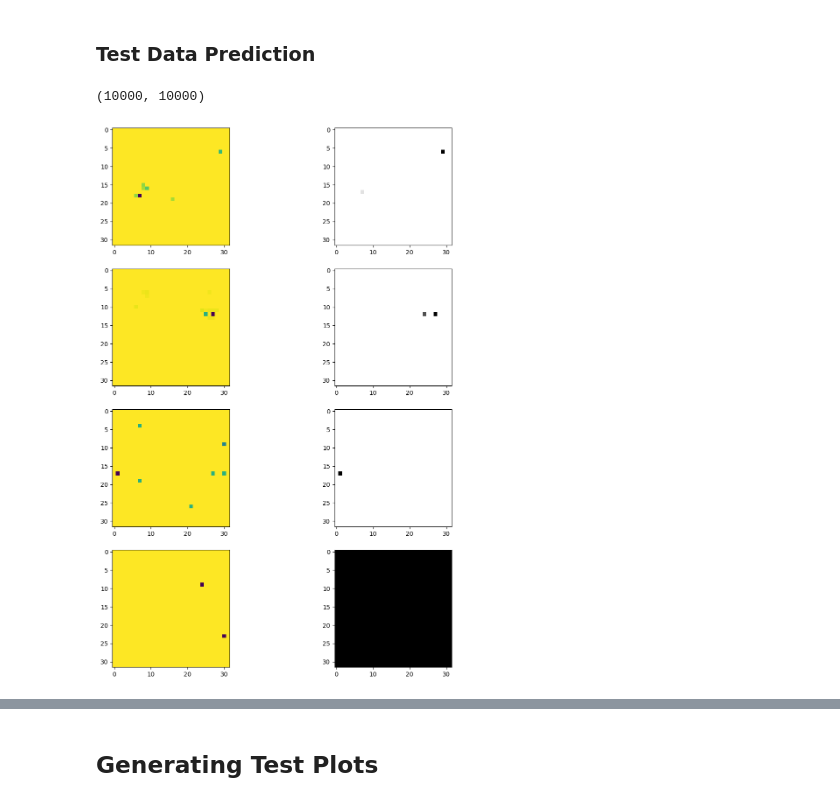
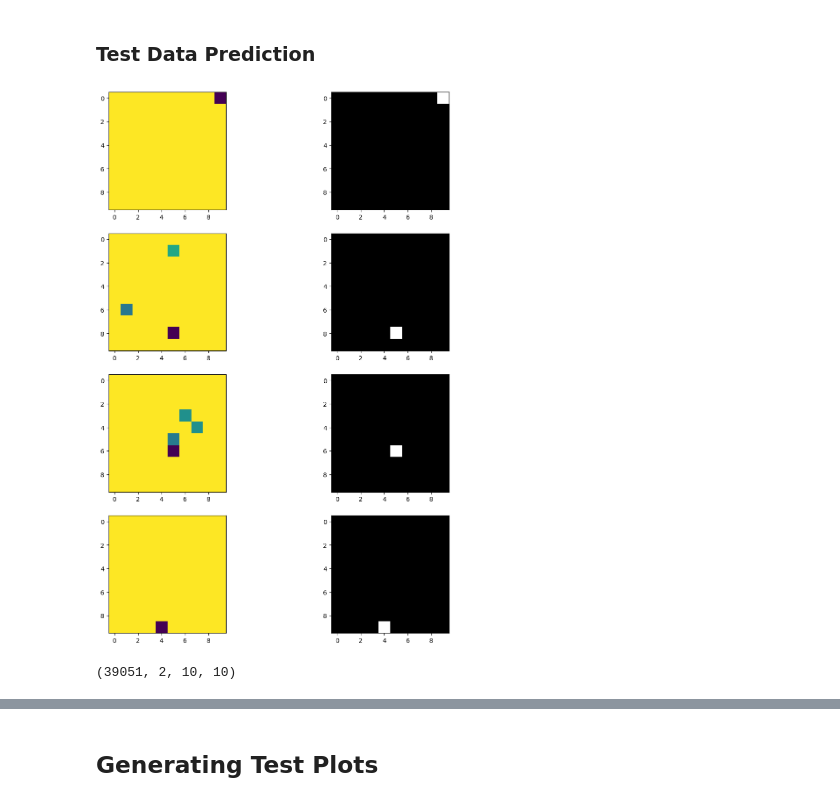
Before and after one commit to SridharaDasu/ClusterFinder, a Jupyter notebook: notebooks/InferencewValidation.ipynb, the cells around one changed output, grey strips where cells are left out. Drawn from its saved outputs; the diff is of its cells as text; code cells hidden in the pictures.

```diff
--- a/notebooks/InferencewValidation.ipynb
+++ b/notebooks/InferencewValidation.ipynb
@@ -28,0 +63,3 @@ Num GPUs: 0
+# %%
+data = np.hstack([xdata, ydata])
+data.shape
@@ -28,0 +68,7 @@ Num GPUs: 0
+# %%
+empty_examples = np.where(np.sum(data, axis=(1,2,3))==0.0)[0]
+#drop_list  = np.random.choice(empty_examples, size=empty_examples.shape[0])
+drop_list = empty_examples
+data = np.delete(data, drop_list, axis=0)
+#data = np.expand_dims(data, axis=-1)
+data.shape
@@ -29,6 +77,6 @@ Num GPUs: 0
 # %%
-data = np.load("/nfs_scratch/hsharma/MachineLearning/ClusterFinder/data/EMData-validation.npy")
-data = np.pad(data, ((0,0), (0,0), (3, 4), (1, 1)), 'constant')
+#data = np.load("/nfs_scratch/hsharma/MachineLearning/ClusterFinder/data/EMData-validation.npy")
+#data = np.pad(data, ((0,0), (0,0), (3, 4), (1, 1)), 'constant')
 # %% [markdown]
 ### Cluster Energy Repr Test
 # %%
@@ -78,0 +117,7 @@ filtered_set
+# %%
+filtered_set = set()
+
+for i in range(len(data)):
+    test_point = data[i]
+    if np.sum(test_point[1])!=0:
+        filtered_set.add(i)
@@ -95,48 +146,17 @@ def rd_to_img(i, data):
-# %%
-BASE_PATH = "/nfs_scratch/hsharma/MachineLearning/ClusterFinder/data/RealDataVImages/"
-IMG_PATH = 'input/'
-ANNOTATION_PATH = 'annotations/'
-num = 10000
-
-input_img_paths = sorted(
-    [
-        os.path.join(BASE_PATH, IMG_PATH, fname)
-        for fname in os.listdir(BASE_PATH+IMG_PATH)
-        if fname.endswith(".png") and "(" not in fname
-    ]
-)[:num]
-
-
-annotation_img_paths = []
-
-for fname in tqdm(input_img_paths[:num]):
-    annp = os.path.join(BASE_PATH, ANNOTATION_PATH, fname.split("/")[-1].replace("img", "annm"))
-    if os.path.isfile(annp):
-        annotation_img_paths.append(annp)
-        input_img_paths.append(fname)
-    else:
-        pass
-
-input_img_paths = input_img_paths[num:]
-len(input_img_paths), len(annotation_img_paths)
-# %% [output]
-(10000, 10000)
 # %%
 num_example_to_display = 4
 
 sample_idxs = np.random.randint(0, len(data)-1, size=(num_example_to_display,))
-sample_idxs = [32, 79, 1, 2]
+sample_idxs = [1,32770,13,14]
+#print(sample_idxs)
 
 fig, axs = plt.subplots(nrows=num_example_to_display, ncols=2, figsize=(12,4*num_example_to_display))
 
 for i, sample_idx in enumerate(sample_idxs):
-    img = Image.open(input_img_paths[sample_idx])
-    mask = Image.open(annotation_img_paths[sample_idx])
-    mask = np.array(mask)
-    mask = mask/np.max(mask) if np.max(mask)>0 else mask
-    mask= 1-mask
-    axs[i][0].imshow(img)
+    img = data[sample_idx][0]
+    mask = data[sample_idx][1]
+    axs[i][0].imshow(1-img)
     axs[i][1].imshow(mask, cmap='gray')
 # %% [output]
-[figure, old version]
+[figure, new version]
 # %%
@@ -180,2 +185,6 @@ sample_img1 = np.expand_dims(sample_img1, axis=0)
+# %%
+data.shape
+# %% [output]
+(39051, 2, 10, 10)
 # %%
 val_imgs, pred_masks, val_masks = [], [], []
```
Also changed, not shown: parts of 29 cells of this notebook, 4 other files.
